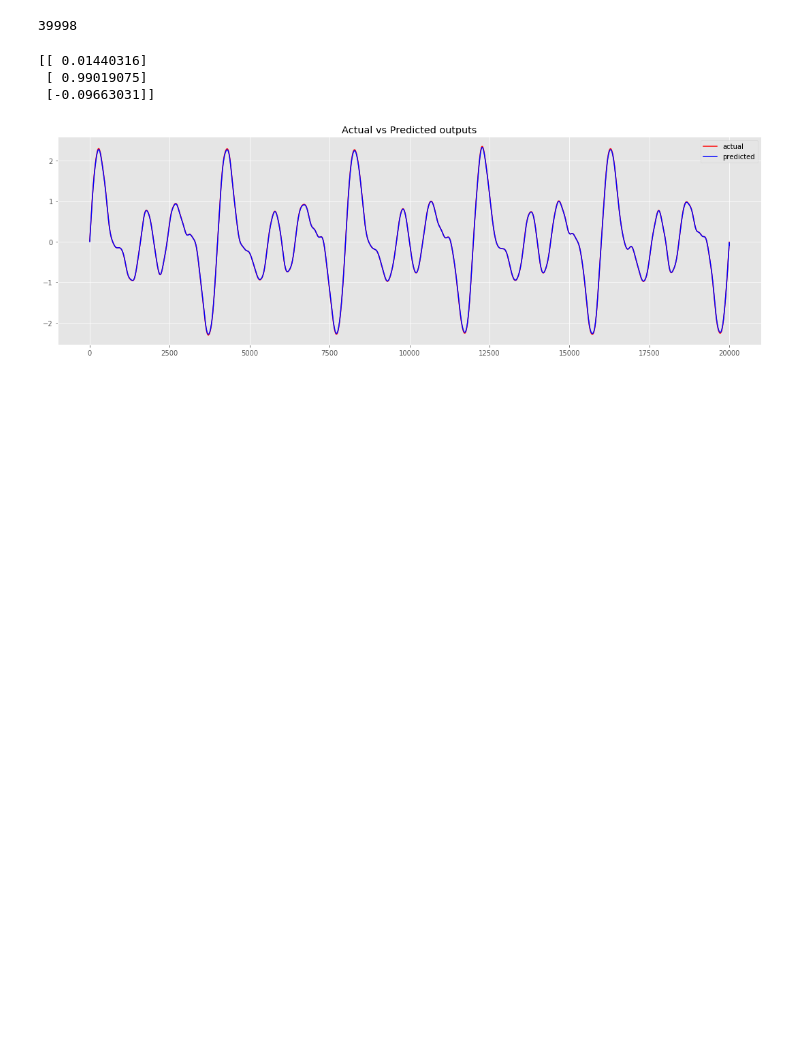
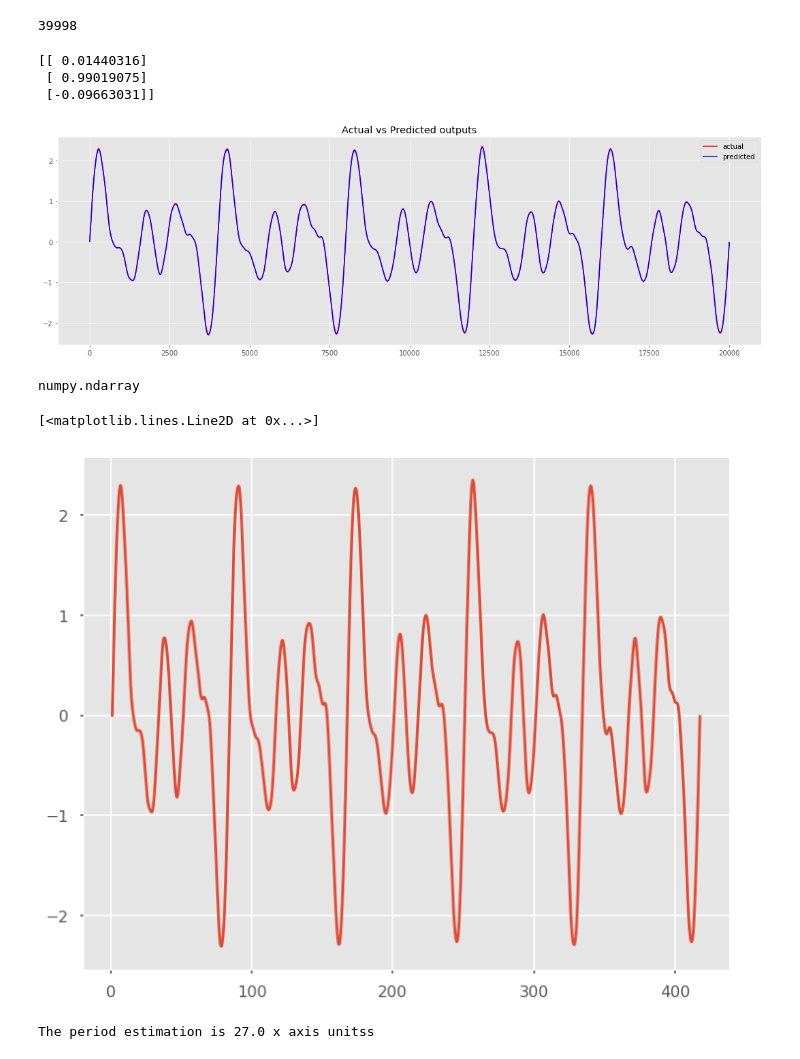
Before and after one commit to A-Gulati/Time_Series, a Jupyter notebook: notebooks/Counting cycles in time series data.ipynb, the cells around one changed output. Saved outputs shown, nothing was run; the diff lists cells and outputs as text; code cells hidden in the pictures; blank space fills up the shorter version.

```diff
--- a/notebooks/Counting cycles in time series data.ipynb
+++ b/notebooks/Counting cycles in time series data.ipynb
@@ -281,3 +281,33 @@ plt.title("Actual vs Predicted outputs")
 plt.show()
 # %% [output]
 [figure]
+# %%
+import scipy.io as sio
+import numpy as np
+import matplotlib.pyplot as plt
+from scipy import fft, arange, signal
+plt.style.use('seaborn-poster')
+%matplotlib inline
+# %%
+type(denoised_data)
+# %% [output]
+numpy.ndarray
+# %%
+tempC = denoised_data
+
+# we remove the mean of the signal to create a signal oscillating around 0
+tempNorm = tempC - np.mean(tempC)
+# %%
+# this is sampling rate, 48 samples/day
+fs = 2*24
+
+# create timestamp that start with 1, this is means
+# our day start with day 1.
+t = arange(len(tempC))/float(fs) + 1
+# %%
+# let's plot the data
+plt.figure(figsize = (10, 8))
+plt.plot(t, tempNorm)
+# %% [output]
+[<matplotlib.lines.Line2D at 0x...>]
+[figure, added]
@@ -283,0 +340,5 @@ plt.show()
+# %%
+period_from_zero_crossing = freq_zero_crossing(tempNorm, fs)
+print('The period estimation is %.1f x axis unitss'%(period_from_zero_crossing))
+# %% [output]
+The period estimation is 27.0 x axis unitss
```
Also changed, not shown: parts of 6 cells of this notebook.
